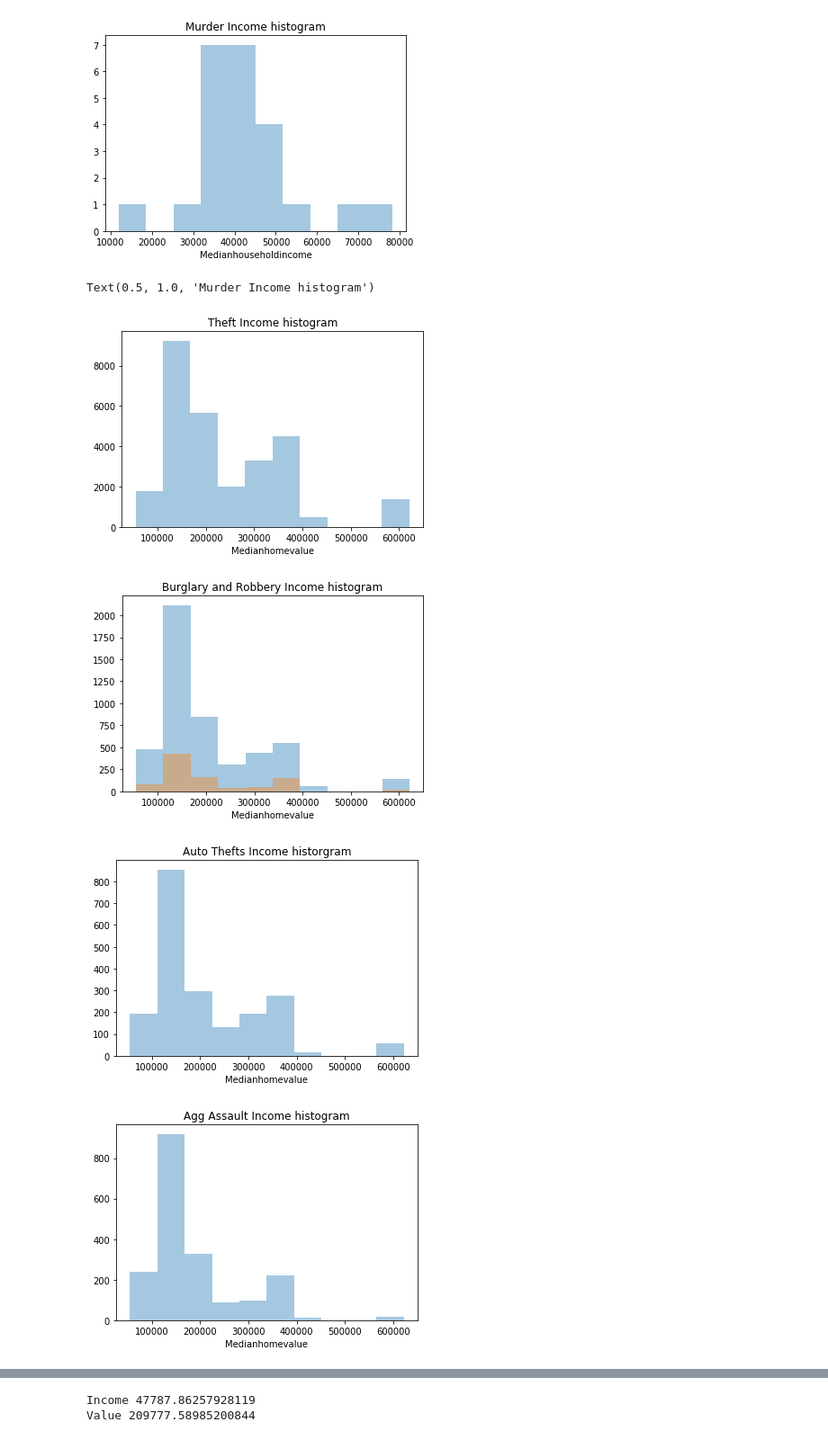
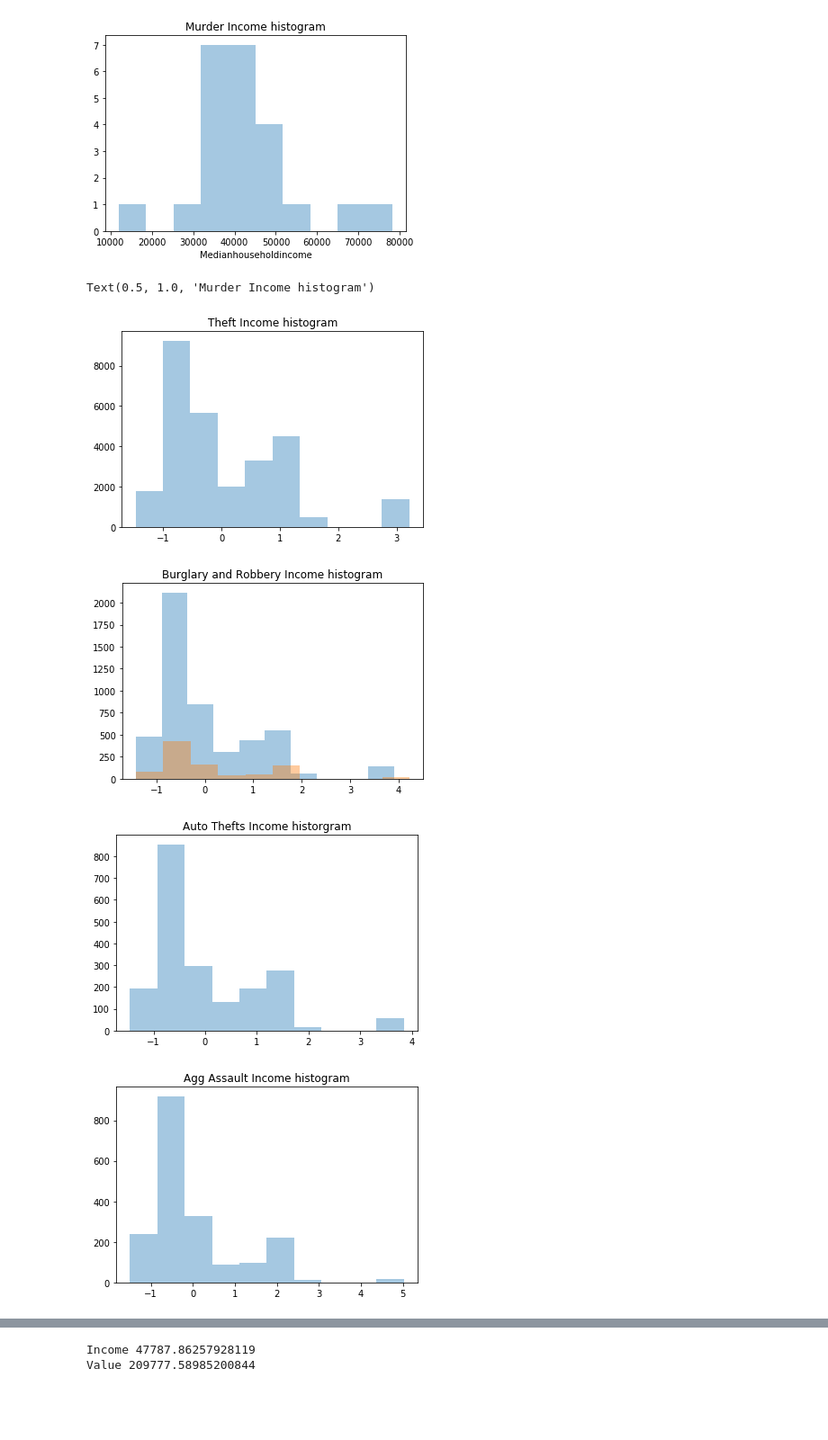
Before and after one commit to colbywight/project2, a Jupyter notebook: project2/project2.ipynb, the cells around one changed output, grey strips where cells are left out. Shown at 90% size. Saved outputs shown, nothing was run; the diff lists cells and outputs as text; code cells hidden in the pictures; blank space fills up the shorter version.

```diff
--- a/project2/project2.ipynb
+++ b/project2/project2.ipynb
@@ -123,32 +139,39 @@ Text(0.5, 1.0, 'Murder Income histogram')
 [figure]
 [figure]
 # %%
-sns.distplot(theft.Medianhomevalue.fillna(theft.Medianhomevalue.median()), bins=10, kde=False)
+scaledDataTheft = preprocessing.scale(theft.Medianhomevalue.fillna(theft.Medianhomevalue.median()))
+sns.distplot(scaledData, bins=10, kde=False)
 plt.title('Theft Income histogram')
 
 plt.figure()
-sns.distplot(burglary.Medianhomevalue.fillna(burglary.Medianhomevalue.median()), bins=10, kde=False)
-sns.distplot(robbery.Medianhomevalue.fillna(robbery.Medianhomevalue.median()), bins=10, kde=False)
+scaledDataBurglary = preprocessing.scale(burglary.Medianhomevalue.fillna(burglary.Medianhomevalue.median()))
+scaledDataRobbery = preprocessing.scale(robbery.Medianhomevalue.fillna(robbery.Medianhomevalue.median()))
+sns.distplot(scaledDataBurglary, bins=10, kde=False)
+sns.distplot(scaledDataRobbery, bins=10, kde=False)
 plt.title('Burglary and Robbery Income histogram')
 
 plt.figure()
-sns.distplot(auto.Medianhomevalue.fillna(auto.Medianhomevalue.median()), bins=10, kde=False)
+scaledDataAuto = preprocessing.scale(auto.Medianhomevalue.fillna(auto.Medianhomevalue.median()))
+sns.distplot(scaledDataAuto, bins=10, kde=False)
 plt.title('Auto Thefts Income historgram')
 
 plt.figure()
-sns.distplot(assault.Medianhomevalue.fillna(assault.Medianhomevalue.median()), bins=10, kde=False)
+scaledDataAssault = preprocessing.scale(assault.Medianhomevalue.fillna(assault.Medianhomevalue.median()))
+sns.distplot(scaledDataAssault, bins=10, kde=False)
 plt.title('Agg Assault Income histogram')
 
 plt.figure()
-sns.distplot(rape.Medianhomevalue.fillna(rape.Medianhomevalue.median()), bins=10, kde=False)
+scaledDataRape = preprocessing.scale(rape.Medianhomevalue.fillna(rape.Medianhomevalue.median()))
+sns.distplot(scaledDataRape, bins=10, kde=False)
 plt.title('Rape Income historgram')
 
 plt.figure()
-sns.distplot(murder.Medianhomevalue.fillna(murder.Medianhomevalue.median()), bins=10, kde=False)
+scaledDataMurder = preprocessing.scale(murder.Medianhomevalue.fillna(murder.Medianhomevalue.median()))
+sns.distplot(scaledDataMurder, bins=10, kde=False)
 plt.title('Murder Income histogram')
 # %% [output]
 Text(0.5, 1.0, 'Murder Income histogram')
-[figure, old version]
+[figure, new version]
-[figure, old version]
+[figure, new version]
-[figure, old version]
+[figure, new version]
-[figure, old version]
+[figure, new version]
```
Also changed, not shown: parts of 11 cells of this notebook, 2 other files.
